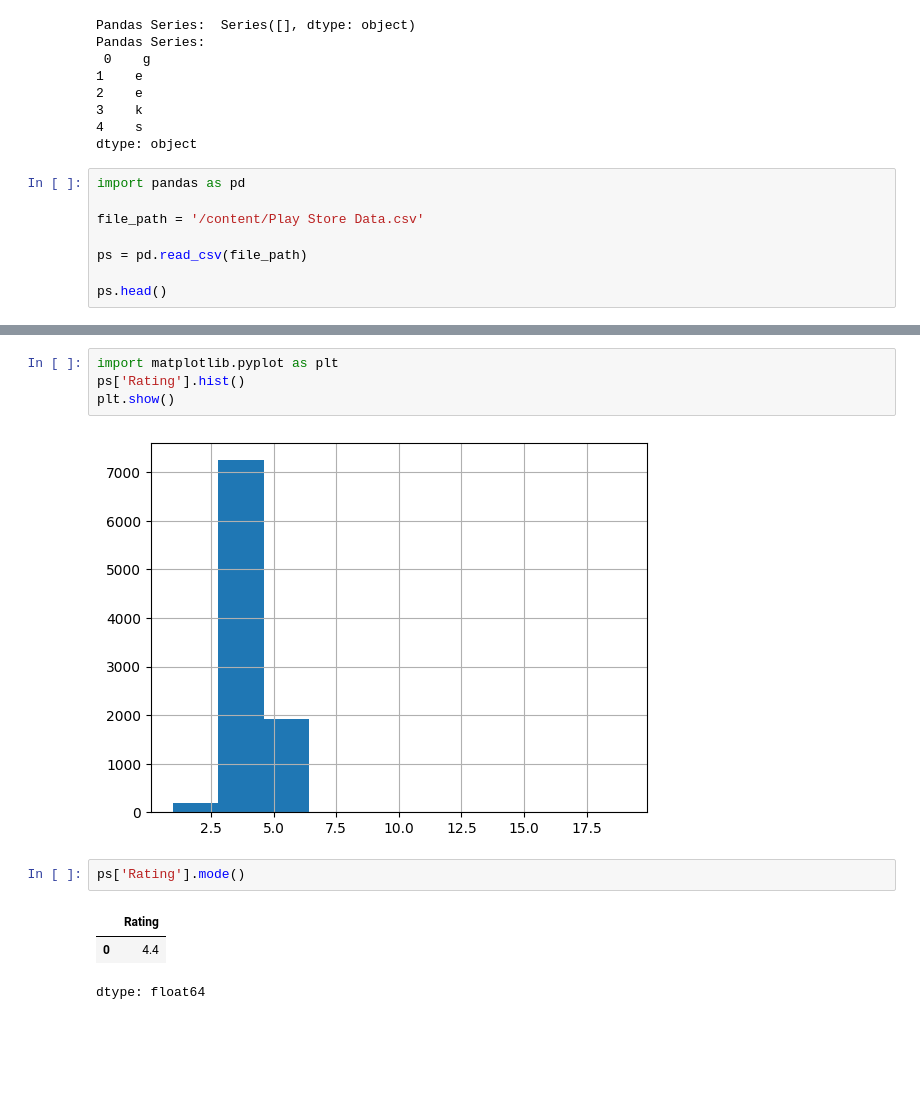
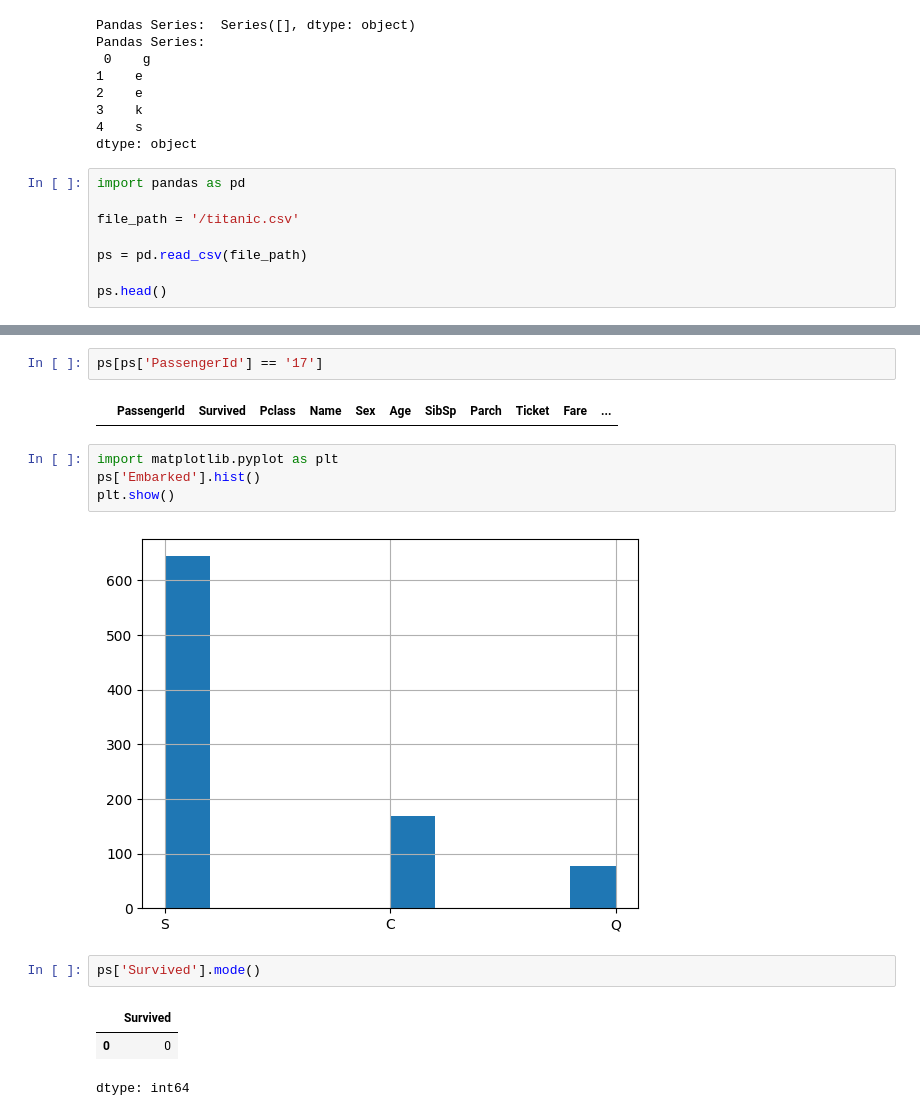
Before and after one commit to MallikarjunPatil24/IT-ignite, a Jupyter notebook: interntraining.ipynb, the cells around one changed output, grey strips where cells are left out. Saved outputs shown, nothing was run; the diff lists cells and outputs as text; blank space fills up the shorter version.

```diff
--- a/interntraining.ipynb
+++ b/interntraining.ipynb
@@ -37,7 +39,7 @@ dtype: object
 # %%
 import pandas as pd
 
-file_path = '/content/Play Store Data.csv'
+file_path = '/titanic.csv'
 
 ps = pd.read_csv(file_path)
 
@@ -93,15 +94,19 @@ ps[ps['Rating']>3.5]
+# %%
+ps[ps['PassengerId'] == '17']
+# %% [output]
+|  | PassengerId | Survived | Pclass | Name | Sex | Age | SibSp | Parch | Ticket | Fare | ... |
 # %%
 import matplotlib.pyplot as plt
-ps['Rating'].hist()
+ps['Embarked'].hist()
 plt.show()
 # %% [output]
-[figure, old version]
+[figure, new version]
 # %%
-ps['Rating'].mode()
+ps['Survived'].mode()
 # %% [output]
-|  | Rating |
-| 0 | 4.4 |
+|  | Survived |
+| 0 | 0 |
-dtype: float64
+dtype: int64
 # %%
 ps.isnull().sum()
 # %% [output]
```
Also changed, not shown: parts of 11 cells of this notebook.
